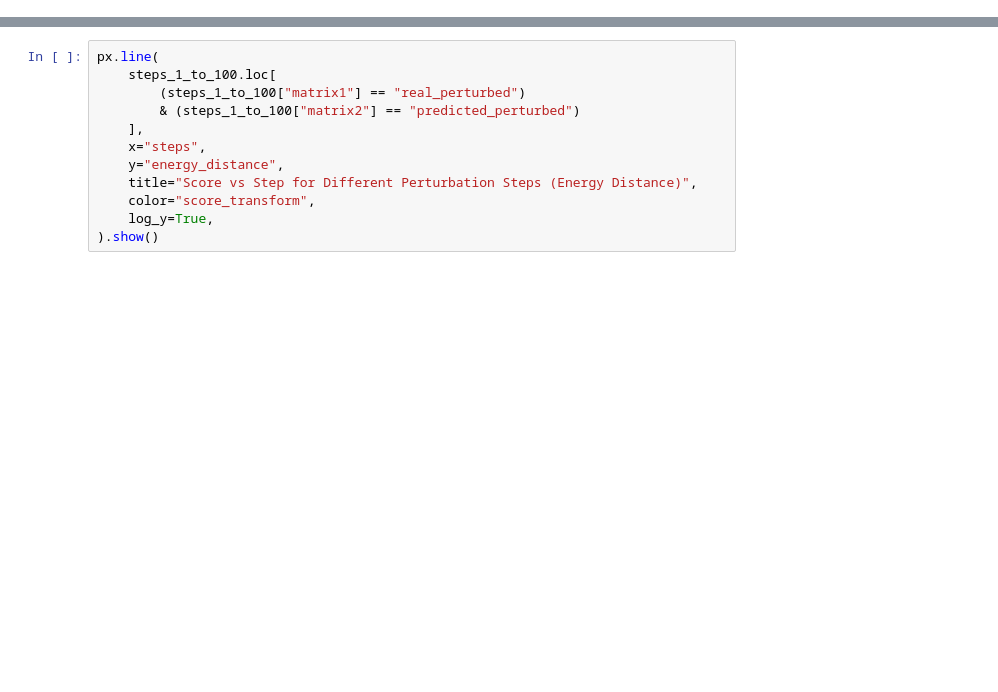
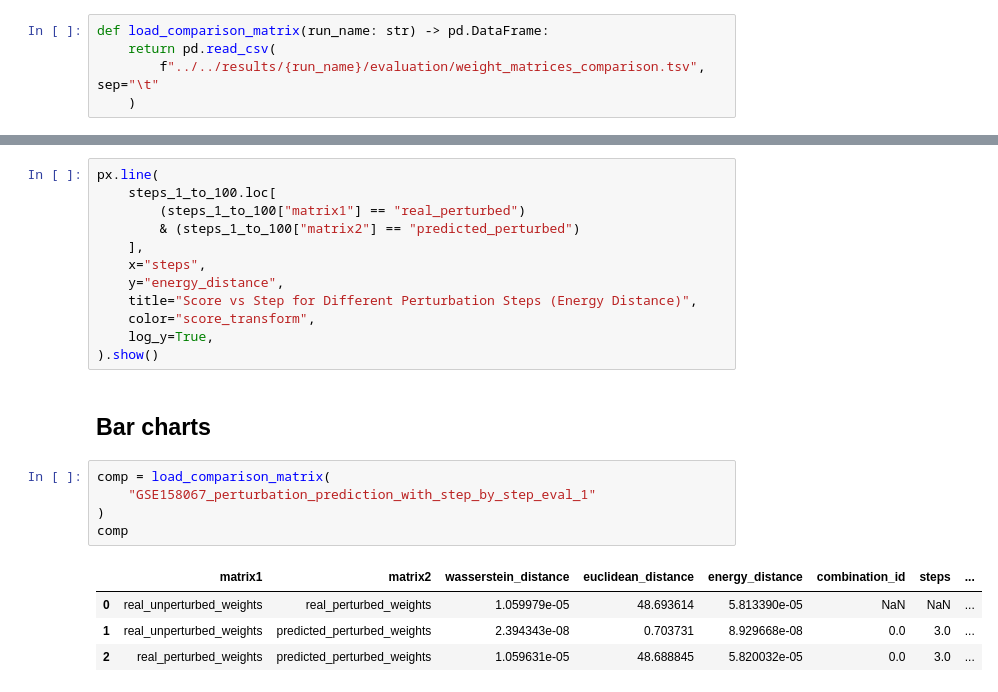
Before and after one commit to MacoskoLab/netprop-missense-prediction, a Jupyter notebook: workflow/notebooks/2_analyze_param_search.ipynb, the cells around one changed output, grey strips where cells are left out. Saved outputs shown, nothing was run; the diff lists cells and outputs as text; blank space fills up the shorter version.

```diff
--- a/workflow/notebooks/2_analyze_param_search.ipynb
+++ b/workflow/notebooks/2_analyze_param_search.ipynb
@@ -6,3 +6,8 @@ import plotly.express as px
 import seaborn as sns
 import matplotlib.pyplot as plt
 import numpy as np
+# %%
+def load_comparison_matrix(run_name: str) -> pd.DataFrame:
+    return pd.read_csv(
+        f"../../results/{run_name}/evaluation/weight_matrices_comparison.tsv", sep="\t"
+    )
@@ -79,3 +84,15 @@ px.line(
     color="score_transform",
     log_y=True,
 ).show()
+# %% [markdown]
+## Bar charts
+# %%
+comp = load_comparison_matrix(
+    "GSE158067_perturbation_prediction_with_step_by_step_eval_1"
+)
+comp
+# %% [output]
+|  | matrix1 | matrix2 | wasserstein_distance | euclidean_distance | energy_distance | combination_id | steps | ... |
+| 0 | real_unperturbed_weights | real_perturbed_weights | 1.059979e-05 | 48.693614 | 5.813390e-05 | NaN | NaN | ... |
+| 1 | real_unperturbed_weights | predicted_perturbed_weights | 2.394343e-08 | 0.703731 | 8.929668e-08 | 0.0 | 3.0 | ... |
+| 2 | real_perturbed_weights | predicted_perturbed_weights | 1.059631e-05 | 48.688845 | 5.820032e-05 | 0.0 | 3.0 | ... |
```
Also changed, not shown: parts of 3 cells of this notebook, 11 other files.
